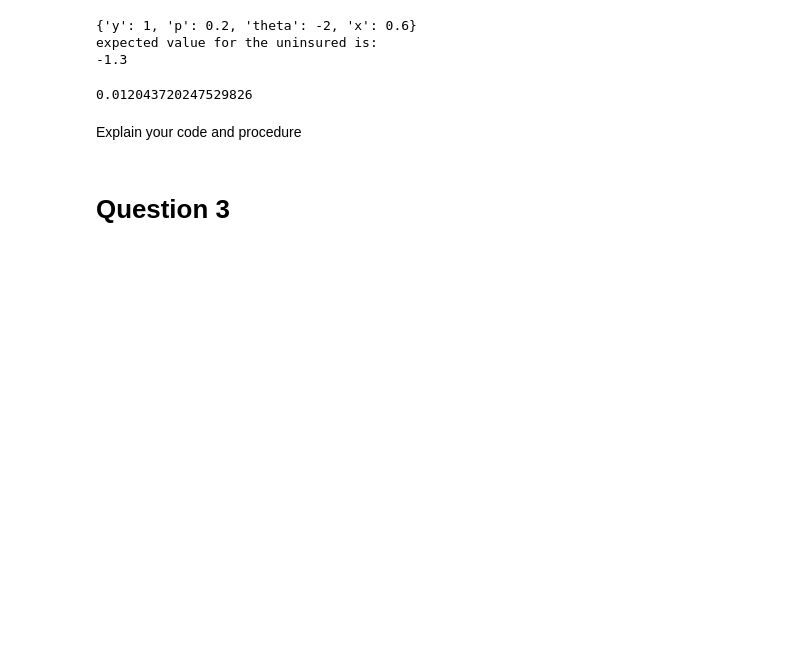
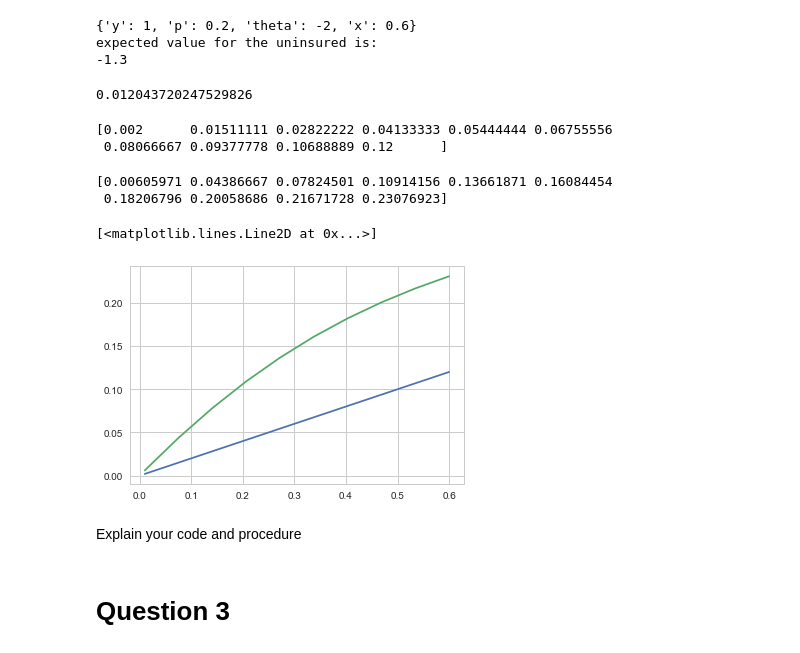
Before and after one commit to Morsing96/Introduction-to-Programming, a Jupyter notebook: inauguralproject/inauguralproject.ipynb, the cells around one changed output. Saved outputs shown, nothing was run; the diff lists cells and outputs as text; code cells hidden in the pictures; blank space fills up the shorter version.

Commit message:
Added figure for q. 2

```diff
--- a/inauguralproject/inauguralproject.ipynb
+++ b/inauguralproject/inauguralproject.ipynb
@@ -153,16 +153,37 @@ print(pi)
 
 N=10 #number of elements
 q_vector=np.linspace(0.01,0.6,N) # an array of N number of x's equally distributed in the range
-pi = np.zeros(N)
+pi_vector = np.empty(N)
 
 def optimal_grid(pi):
     return np.absolute(expected_utility_insured(q, mp, pi)-expected_utility_uninsured(mp))
 
 for i, q in enumerate(q_vector):
-    res=optimize.minimize_scalar(optimal_grid, method="bounded",bounds=(0,0.6))
-    pi=res.x
+    obj = lambda pi:-optimal_grid(pi)
+    initial_pi_guess=[0.0]
+    res = optimize.root(obj,initial_pi_guess)
+    pi_vector[i]=res.x
 
-    premium_pi=mp['p']*q_optimal
+    premium_pi=mp['p']*q_vector
+# %%
+print(premium_pi)
+# %% [output]
+[0.002      0.01511111 0.02822222 0.04133333 0.05444444 0.06755556
+ 0.08066667 0.09377778 0.10688889 0.12      ]
+# %%
+print(pi_vector)
+# %% [output]
+[0.00605971 0.04386667 0.07824501 0.10914156 0.13661871 0.16084454
+ 0.18206796 0.20058686 0.21671728 0.23076923]
+# %%
+"""figure"""
+fig = plt.figure()
+ax = fig.add_subplot(1,1,1)
+ax.plot(q_vector,premium_pi)
+ax.plot(q_vector,pi_vector)
+# %% [output]
+[<matplotlib.lines.Line2D at 0x...>]
+[figure, added]
 # %% [markdown]
 Explain your code and procedure
 # %% [markdown]
```
Also changed, not shown: parts of 2 cells of this notebook.
